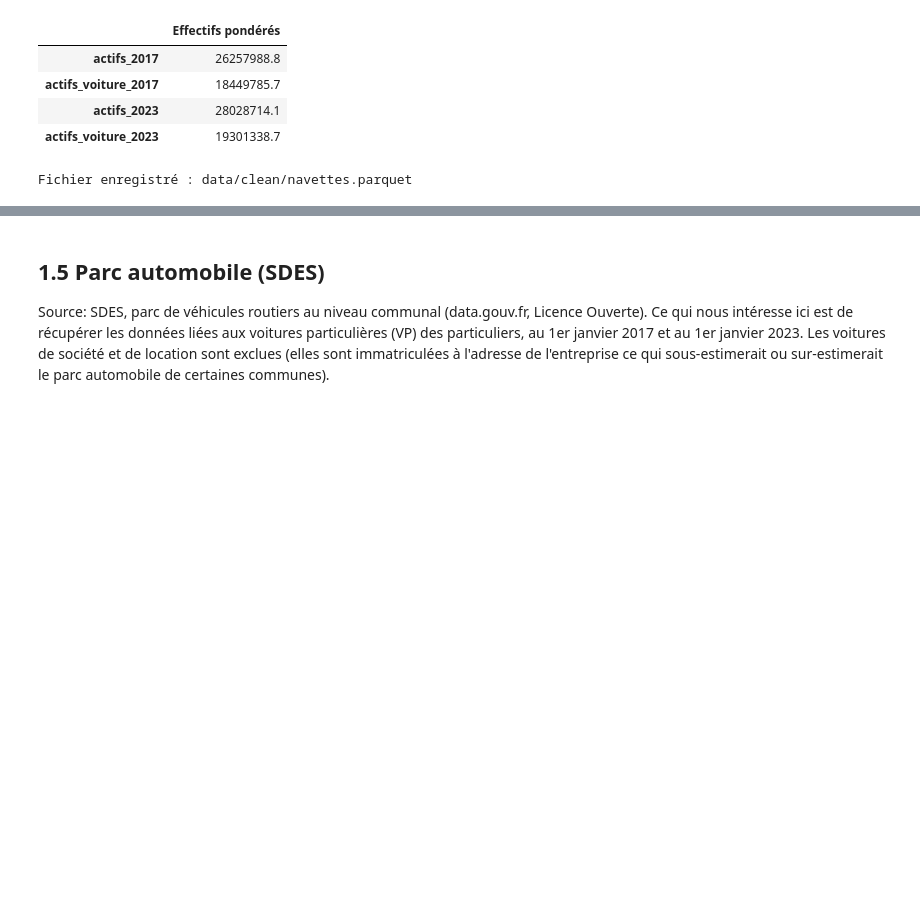
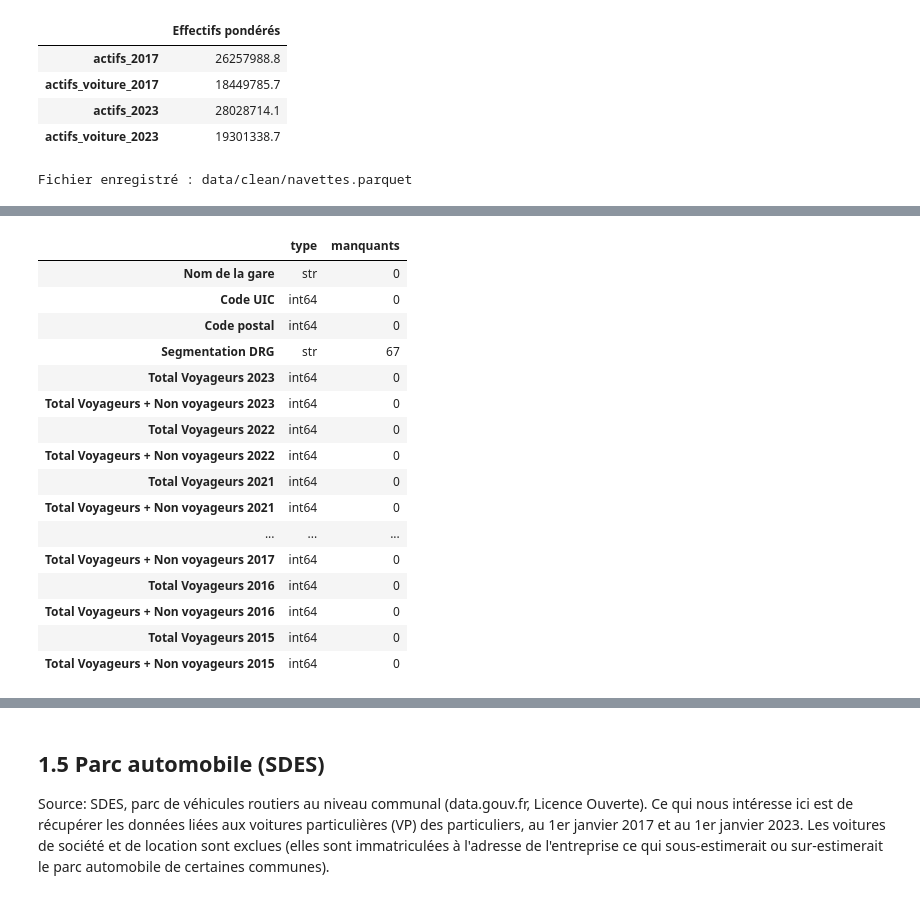
Before and after one commit to eleonoresamson3-alt/le-rail-suit-il-la-France-qui-grandit-, a Jupyter notebook: notebooks/01_donnees.ipynb, the cells around one changed output, grey strips where cells are left out. Drawn from its saved outputs; the diff is of its cells as text; code cells hidden in the pictures; blank space fills up the shorter version.

```diff
--- a/notebooks/01_donnees.ipynb
+++ b/notebooks/01_donnees.ipynb
@@ -439,0 +394,22 @@ Les seules valeurs manquantes se trouvent dans la colonne segmentation_drg, cell
+# %%
+resume = frequentation.dtypes.to_frame("type")
+resume["manquants"] = frequentation.isna().sum()
+resume
+# %% [output]
+|  | type | manquants |
+| Nom de la gare | str | 0 |
+| Code UIC | int64 | 0 |
+| Code postal | int64 | 0 |
+| Segmentation DRG | str | 67 |
+| Total Voyageurs 2023 | int64 | 0 |
+| Total Voyageurs + Non voyageurs 2023 | int64 | 0 |
+| Total Voyageurs 2022 | int64 | 0 |
+| Total Voyageurs + Non voyageurs 2022 | int64 | 0 |
+| Total Voyageurs 2021 | int64 | 0 |
+| Total Voyageurs + Non voyageurs 2021 | int64 | 0 |
+| ... | ... | ... |
+| Total Voyageurs + Non voyageurs 2017 | int64 | 0 |
+| Total Voyageurs 2016 | int64 | 0 |
+| Total Voyageurs + Non voyageurs 2016 | int64 | 0 |
+| Total Voyageurs 2015 | int64 | 0 |
+| Total Voyageurs + Non voyageurs 2015 | int64 | 0 |
```
Also changed, not shown: parts of 17 cells of this notebook.
